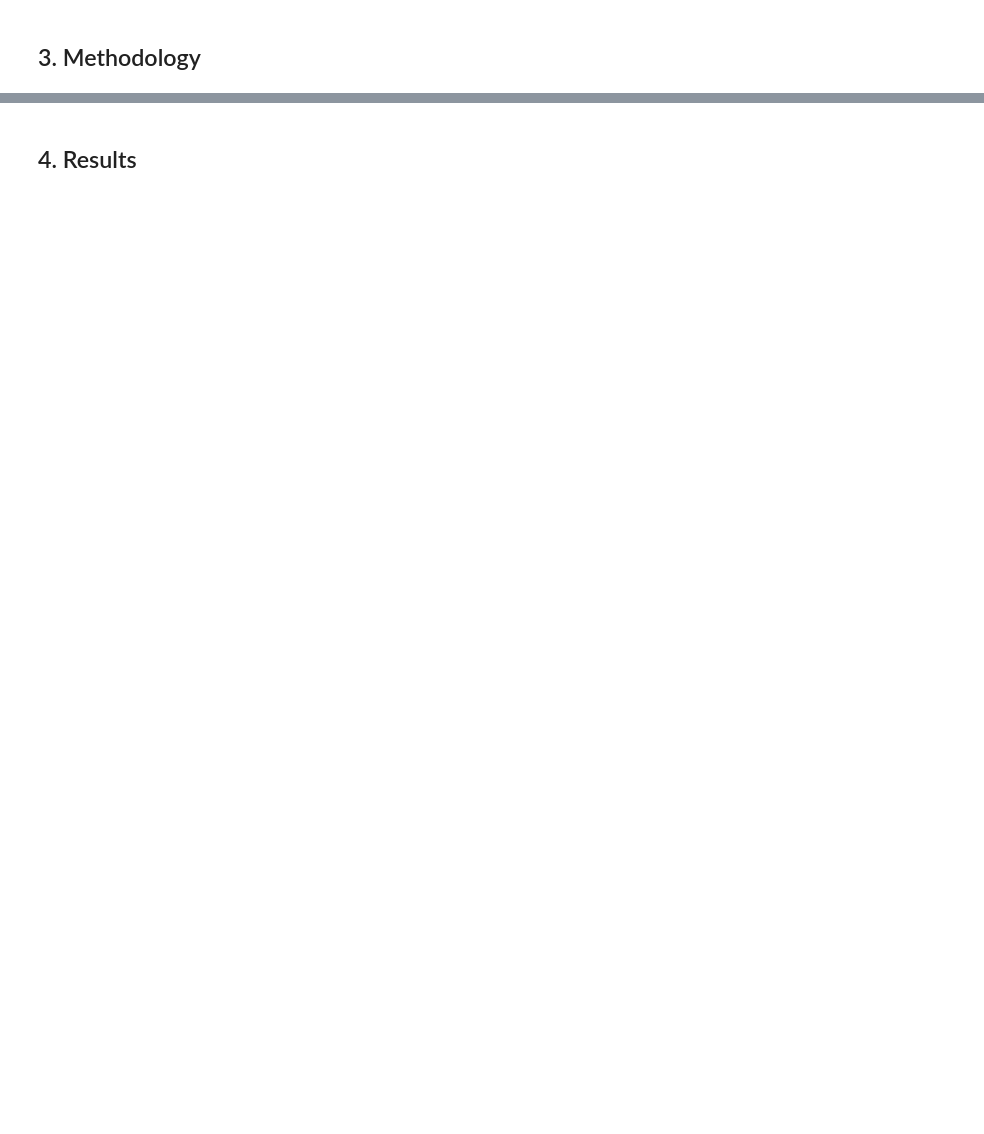
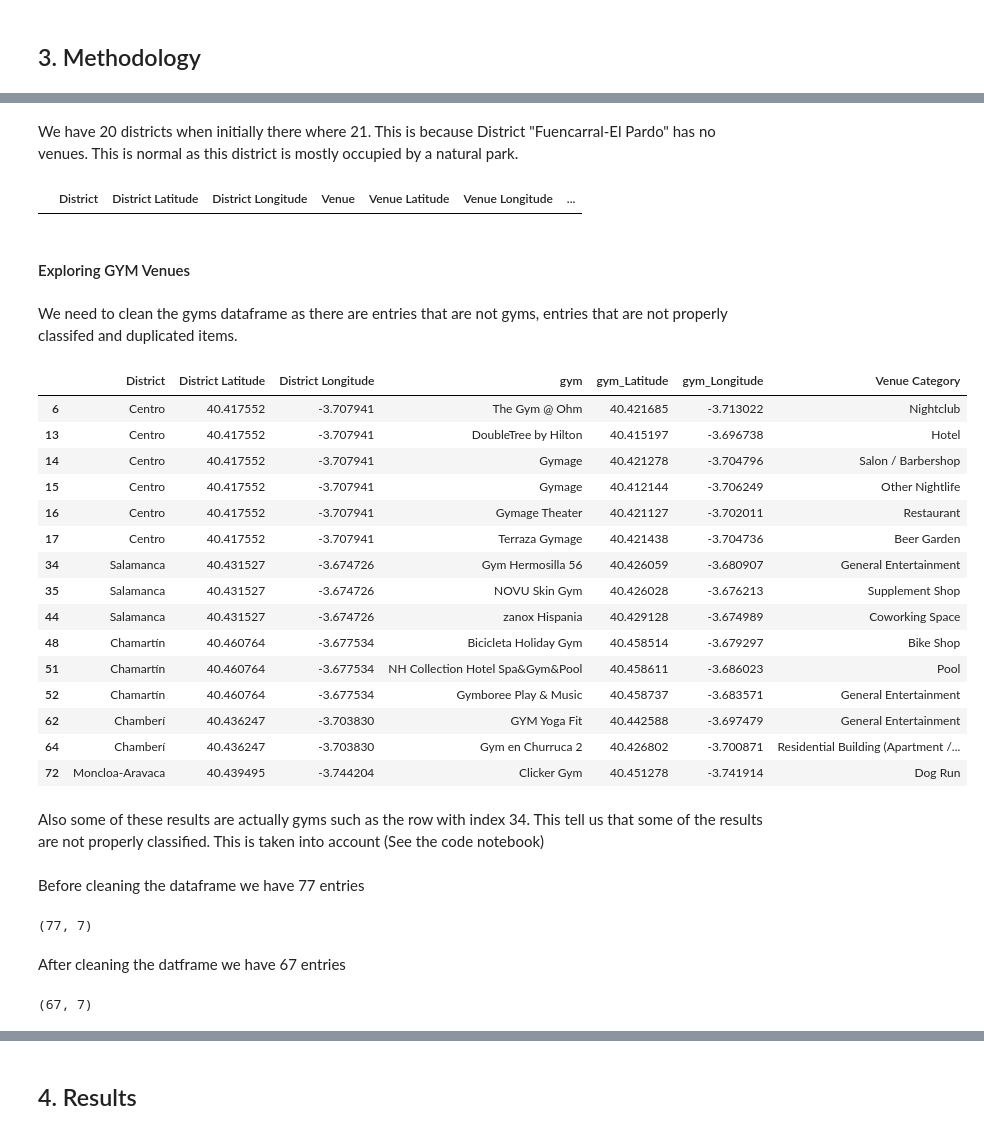
Before and after one commit to jorgemtzh/Coursera_Capstone, a Jupyter notebook: Report.ipynb, the cells around one changed output, grey strips where cells are left out. Drawn from its saved outputs; the diff is of its cells as text; code cells hidden in the pictures; blank space fills up the shorter version.

```diff
--- a/Report.ipynb
+++ b/Report.ipynb
@@ -29,0 +176,43 @@ Both APIs provide geolocation of different business, in our case we will be inte
+# %% [markdown]
+We have 20 districts when initially there where 21. This is because District "Fuencarral-El Pardo" has no venues. This is normal as this district is mostly occupied by a natural park.
+# %%
+madrid_venues.loc[madrid_venues["District"] == "Fuencarral-El Pardo"]
+# %% [output]
+|  | District | District Latitude | District Longitude | Venue | Venue Latitude | Venue Longitude | ... |
+# %% [markdown]
+#### Exploring GYM Venues
+# %% [markdown]
+We need to clean the gyms dataframe as there are entries that are not gyms, entries that are not properly classifed and duplicated items.
+# %%
+toDrop
+# %% [output]
+|  | District | District Latitude | District Longitude | gym | gym_Latitude | gym_Longitude | Venue Category |
+| 6 | Centro | 40.417552 | -3.707941 | The Gym @ Ohm | 40.421685 | -3.713022 | Nightclub |
+| 13 | Centro | 40.417552 | -3.707941 | DoubleTree by Hilton | 40.415197 | -3.696738 | Hotel |
+| 14 | Centro | 40.417552 | -3.707941 | Gymage | 40.421278 | -3.704796 | Salon / Barbershop |
+| 15 | Centro | 40.417552 | -3.707941 | Gymage | 40.412144 | -3.706249 | Other Nightlife |
+| 16 | Centro | 40.417552 | -3.707941 | Gymage Theater | 40.421127 | -3.702011 | Restaurant |
+| 17 | Centro | 40.417552 | -3.707941 | Terraza Gymage | 40.421438 | -3.704736 | Beer Garden |
+| 34 | Salamanca | 40.431527 | -3.674726 | Gym Hermosilla 56 | 40.426059 | -3.680907 | General Entertainment |
+| 35 | Salamanca | 40.431527 | -3.674726 | NOVU Skin Gym | 40.426028 | -3.676213 | Supplement Shop |
+| 44 | Salamanca | 40.431527 | -3.674726 | zanox Hispania | 40.429128 | -3.674989 | Coworking Space |
+| 48 | Chamartín | 40.460764 | -3.677534 | Bicicleta Holiday Gym | 40.458514 | -3.679297 | Bike Shop |
+| 51 | Chamartín | 40.460764 | -3.677534 | NH Collection Hotel Spa&Gym&Pool | 40.458611 | -3.686023 | Pool |
+| 52 | Chamartín | 40.460764 | -3.677534 | Gymboree Play & Music | 40.458737 | -3.683571 | General Entertainment |
+| 62 | Chamberí | 40.436247 | -3.703830 | GYM Yoga Fit | 40.442588 | -3.697479 | General Entertainment |
+| 64 | Chamberí | 40.436247 | -3.703830 | Gym en Churruca 2 | 40.426802 | -3.700871 | Residential Building (Apartment /... |
+| 72 | Moncloa-Aravaca | 40.439495 | -3.744204 | Clicker Gym | 40.451278 | -3.741914 | Dog Run |
+# %% [markdown]
+Also some of these results are actually gyms such as the row with index 34. This tell us that some of the results are not properly classified. This is taken into account (See the code notebook)
+# %% [markdown]
+Before cleaning the dataframe we have 77 entries
+# %%
+madrid_gyms.shape
+# %% [output]
+(77, 7)
+# %% [markdown]
+After cleaning the datframe we have 67 entries
+# %%
+madrid_gyms.shape
+# %% [output]
+(67, 7)
```
Also changed, not shown: parts of 89 cells of this notebook, 5 other files.
